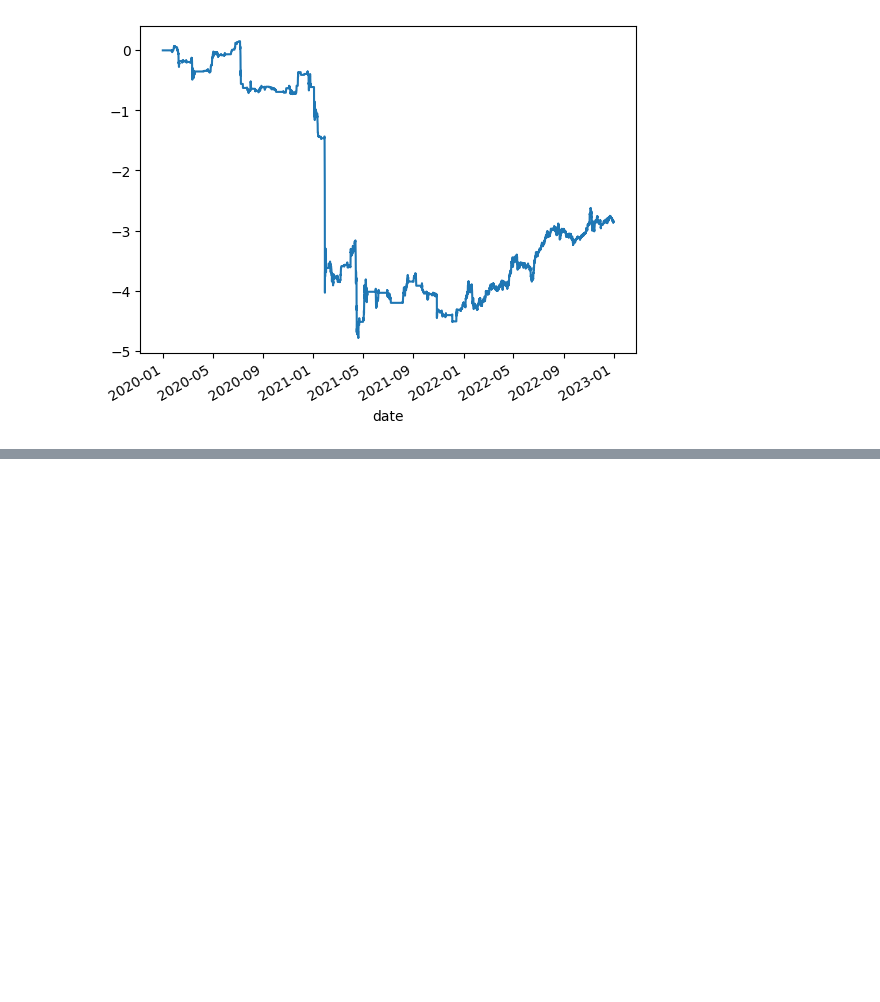
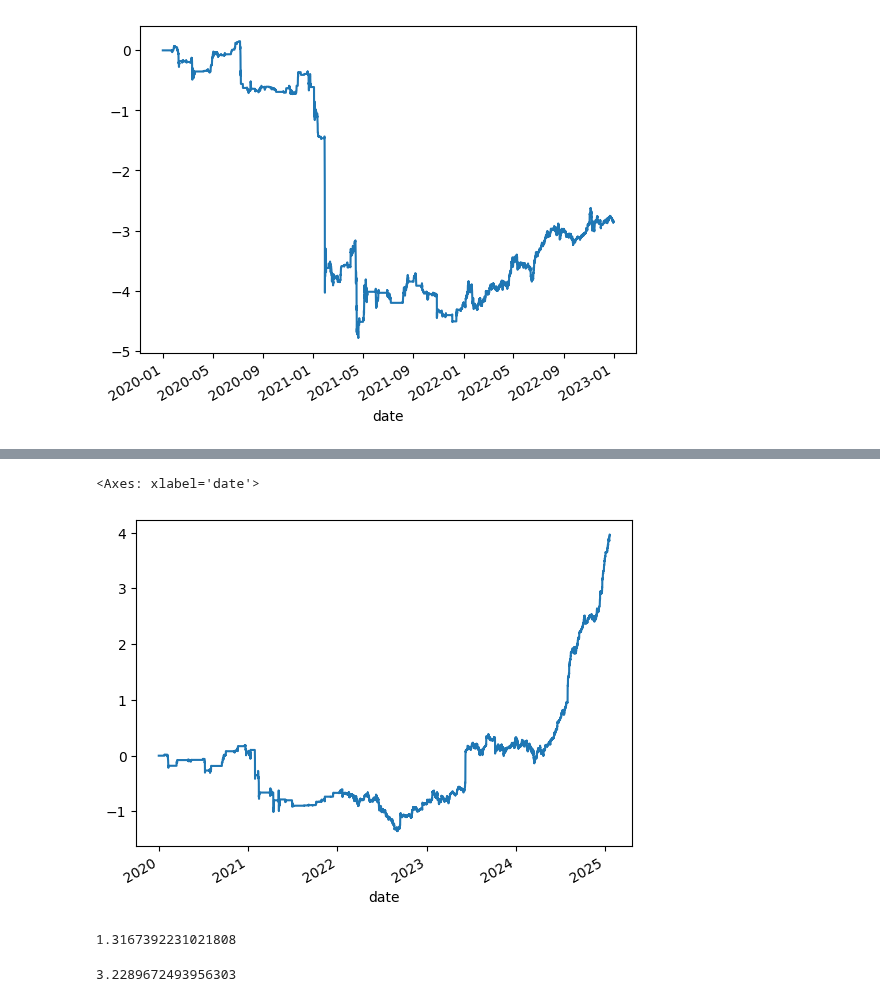
Before and after one commit to wbchristerson/jn-learning, a Jupyter notebook: strategy_7_many_pairs_trading.ipynb, the cells around one changed output, grey strips where cells are left out. Saved outputs shown, nothing was run; the diff lists cells and outputs as text; code cells hidden in the pictures; blank space fills up the shorter version.

```diff
--- a/strategy_7_many_pairs_trading.ipynb
+++ b/strategy_7_many_pairs_trading.ipynb
@@ -475,0 +573,10 @@ KeyError: Timestamp('2023-01-01 00:00:00')
+# %%
+import numpy as np
+
+threshold = 2.0
+
+corr_match_map = get_corr_match_map(px_close.loc[:pd.to_datetime("2022-12-31 20:00:00")])
+
+all_data_log_strategy_returns = get_strategy_returns(px_close, np.log(px_close), corr_match_map,
+                                                     look_back_window_size, look_back_min_periods, threshold)
+all_data_log_strategy_returns
@@ -475,0 +597,14 @@ KeyError: Timestamp('2023-01-01 00:00:00')
+# %%
+all_data_log_strategy_returns.cumsum().plot()
+# %% [output]
+<Axes: xlabel='date'>
+[figure, added]
+# %%
+all_data_log_strategy_returns.mean() / all_data_log_strategy_returns.std() * np.sqrt(365 * 6)
+# %% [output]
+1.3167392231021808
+# %%
+later_log_strategy_returns = all_data_log_strategy_returns.loc[pd.to_datetime("2023-01-01 00:00:00"):]
+later_log_strategy_returns.mean() / later_log_strategy_returns.std() * np.sqrt(365 * 6)
+# %% [output]
+3.2289672493956303
```
Also changed, not shown: parts of 61 cells of this notebook.
